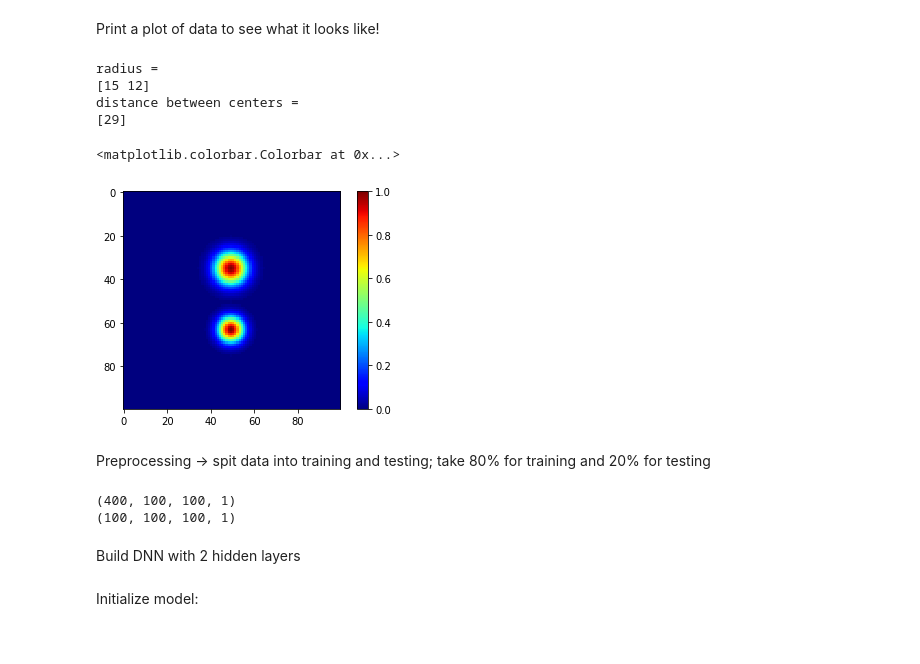
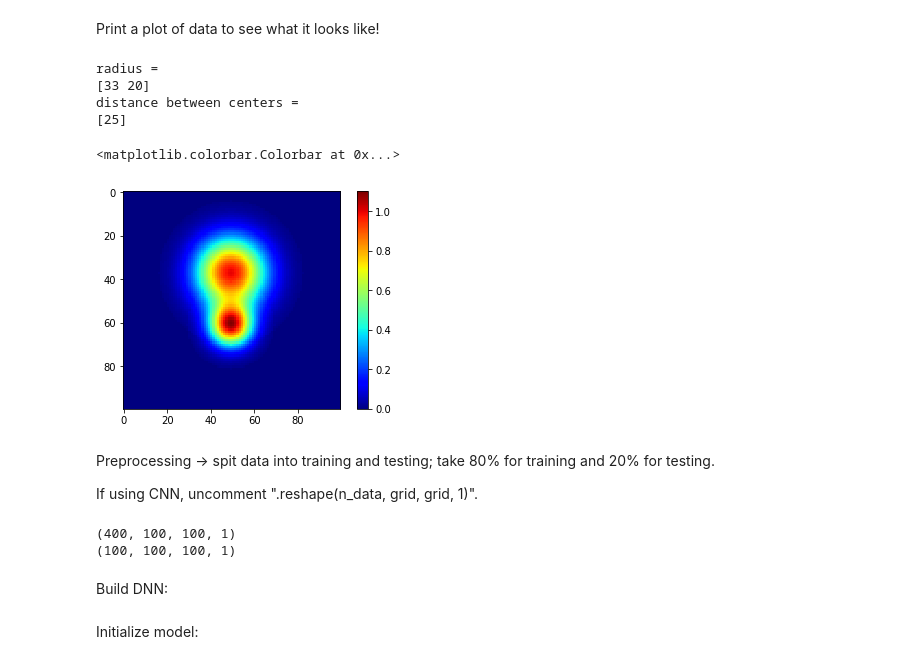
Before and after one commit to mdmorris/CNNsimple, a Jupyter notebook: CNN.ipynb, the cells around one changed output. Cells and saved outputs as stored; diff of their text form; code cells hidden in the pictures.

```diff
--- a/CNN.ipynb
+++ b/CNN.ipynb
@@ -35,7 +35,7 @@ def make_circles(grid = 10, n_data = 10):
                     y = m - max_distance
                     position = math.sqrt(x**2 + y**2)
                     if position <= r:
-                        p = np.exp((-1./2.)*(3.*position/r)**2.)
+                        p = np.exp((-1./2.)*(3*position/r)**2.)
                         circles[j][l][m] += p
     circles = circles.reshape(n_data,grid**2)
     distances = distances.reshape(n_data,1)
@@ -70,21 +54,23 @@ print(tic-toc)
 # %% [markdown]
 Print a plot of data to see what it looks like!
 # %%
-display = circleData[35].reshape(grid,grid)
+display = circleData[60].reshape(grid,grid)
 plt.grid(False)
 plt.imshow(display, cmap = 'jet')
 print("radius = ")
-print(radiiLabels[35])
+print(radiiLabels[60])
 print("distance between centers = ")
-print(distanceLabels[35])
+print(distanceLabels[60])
 plt.colorbar()
 # %% [output]
 radius =
-[15 12]
+[33 20]
 distance between centers =
-[29]
+[25]
 <matplotlib.colorbar.Colorbar at 0x...>
-[figure, old version]
+[figure, new version]
 # %% [markdown]
-Preprocessing -> spit data into training and testing; take 80% for training and 20% for testing
+Preprocessing -> spit data into training and testing; take 80% for training and 20% for testing.
+
+If using CNN, uncomment ".reshape(n_data, grid, grid, 1)".
 # %%
@@ -100,7 +87,7 @@ test_labels = distanceLabels[split:]
 (400, 100, 100, 1)
 (100, 100, 100, 1)
 # %% [markdown]
-Build DNN with 2 hidden layers
+Build DNN:
 # %%
 def build_model():
   model = keras.Sequential([
```
Also changed, not shown: parts of 25 cells of this notebook.
